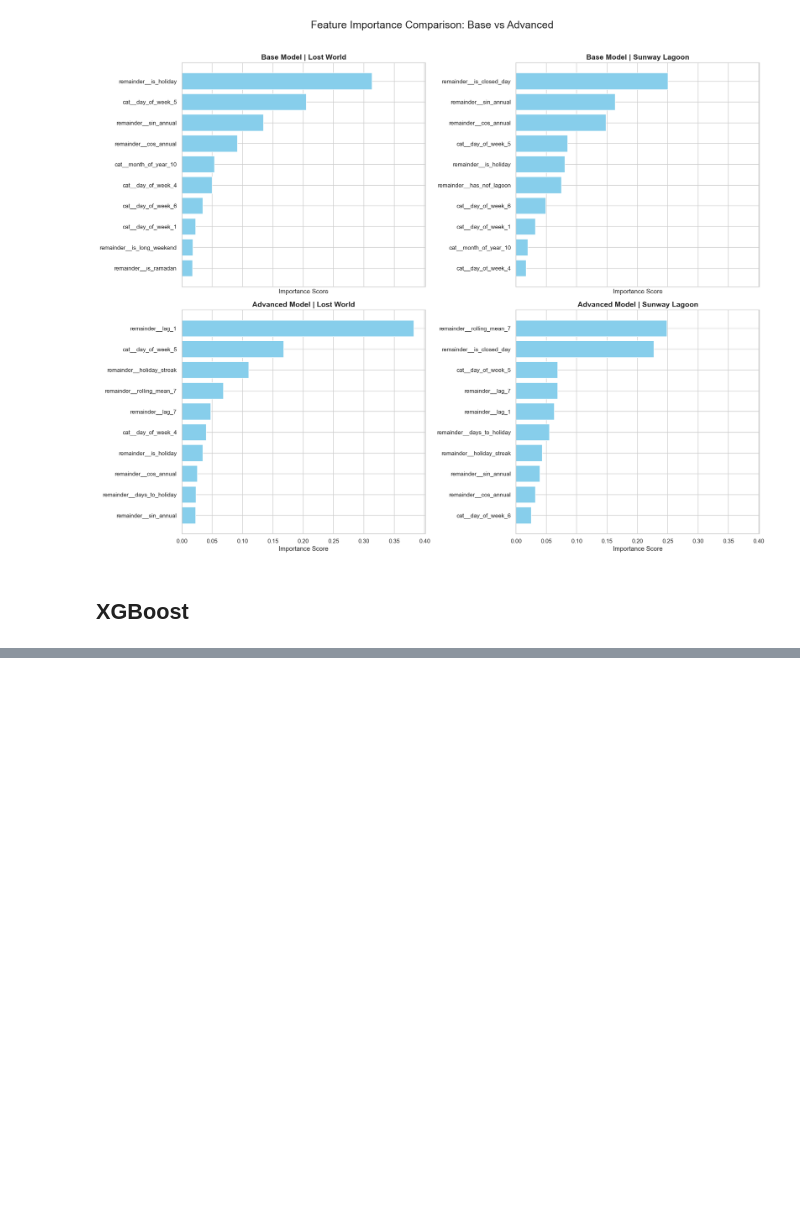
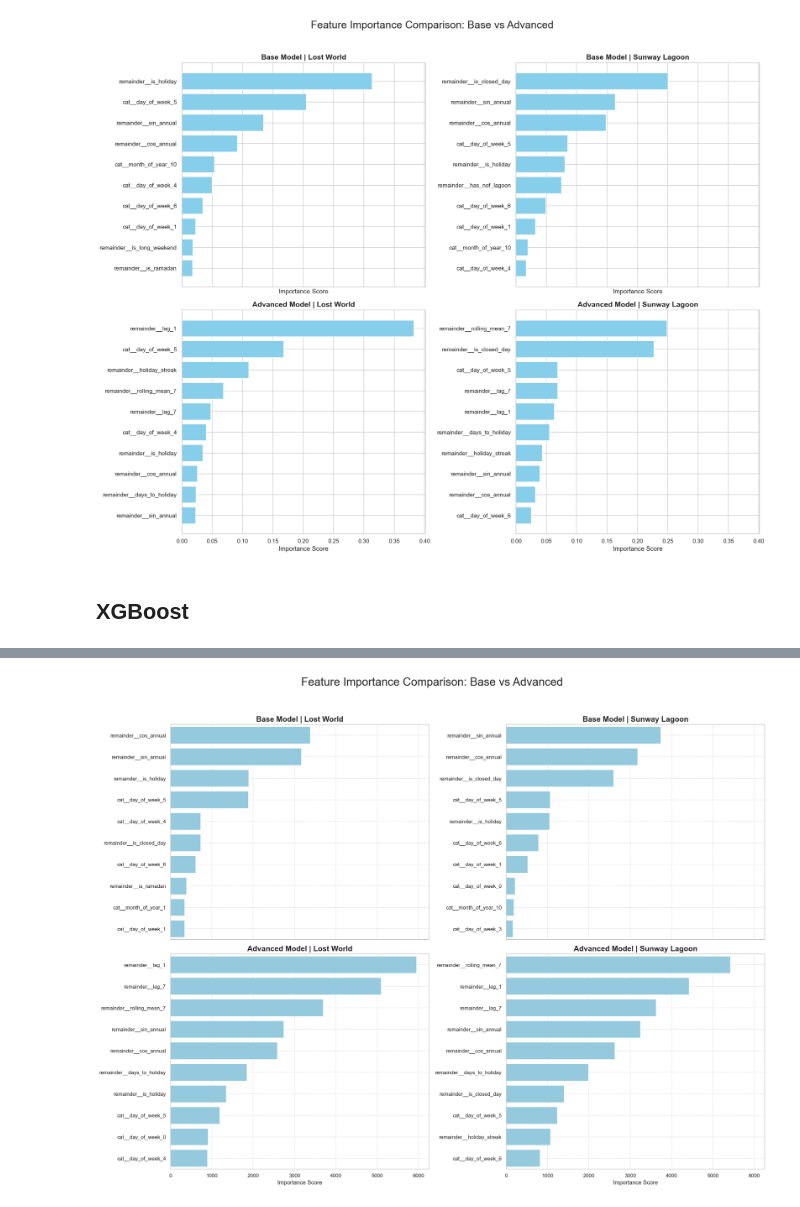
Before and after one commit to henrytansunway/sunway-theme-park, a Jupyter notebook: modi_demand_model.ipynb, the cells around one changed output, grey strips where cells are left out. Cells and saved outputs as stored; diff of their text form; code cells hidden in the pictures; blank space fills up the shorter version.

Commit message:
Update the demand model and weekly meeting

```diff
--- a/modi_demand_model.ipynb
+++ b/modi_demand_model.ipynb
@@ -295,6 +335,9 @@ model_configs = {
     "Base Model": features_base,
     "Advanced Model": features_advanced
 }
+
+parks = dat['park'].unique()
+target = "visitors"
 
 # 3. Training Loop
 months = sorted(dat["visit_date"].dt.to_period("M").unique())
@@ -688,0 +857,55 @@ plt.show()
+# %%
+# Plotting feature importance
+# 1. Reconstruct the dataframe with Model and Park labels
+# (Since final_importances uses (config_name, p) as keys)
+all_imp_list = []
+for (model_name, park_name), df_imp in final_importances.items():
+    temp_df = df_imp.copy()
+    temp_df['model_type'] = model_name
+    temp_df['park'] = park_name
+    all_imp_list.append(temp_df)
+
+full_imp_df = pd.concat(all_imp_list)
+
+# 2. Average the importance across folds (but keep Model and Park separate)
+plot_df = full_imp_df.groupby(['model_type', 'park', 'Feature'])['Importance'].mean().reset_index()
+
+# 3. Setup the 2x2 Figure
+fig, axes = plt.subplots(2, 2, figsize=(20, 16), sharex=True)
+fig.suptitle('Feature Importance Comparison: Base vs Advanced', fontsize=24)
+
+# Define the grid mapping
+configs = ["Base Model", "Advanced Model"]
+parks = ["Lost World", "Sunway Lagoon"]
+
+# 4. Populate the Subplots
+for row, model_name in enumerate(configs):
+    for col, park_name in enumerate(parks):
+        ax = axes[row, col]
+
+        # Filter for this specific subplot
+        subset = plot_df[(plot_df['model_type'] == model_name) &
+                         (plot_df['park'] == park_name)]
+
+        # Sort and take top 10 to match the screenshot style
+        subset = subset.sort_values('Importance', ascending=False).head(10)
+
+        # Create the barplot
+        sns.barplot(
+            data=subset,
+            x='Importance',
+            y='Feature',
+            ax=ax,
+            color='skyblue' # Matches the light blue in your screenshot
+        )
+
+        # Formatting
+        ax.set_title(f"{model_name} | {park_name}", fontsize=16, fontweight='bold')
+        ax.set_xlabel("Importance Score" if row == 1 else "")
+        ax.set_ylabel("")
+        ax.grid(True, linestyle='--', alpha=0.6)
+
+plt.tight_layout(rect=[0, 0.03, 1, 0.95])
+plt.show()
+# %% [output]
+[figure, added]
```
Also changed, not shown: parts of 85 cells of this notebook.
